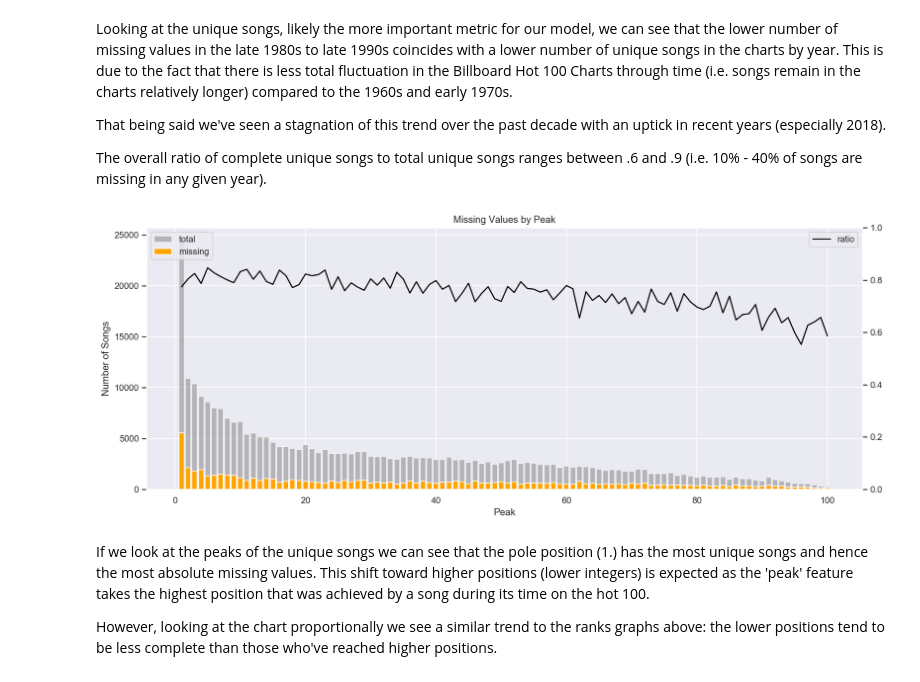
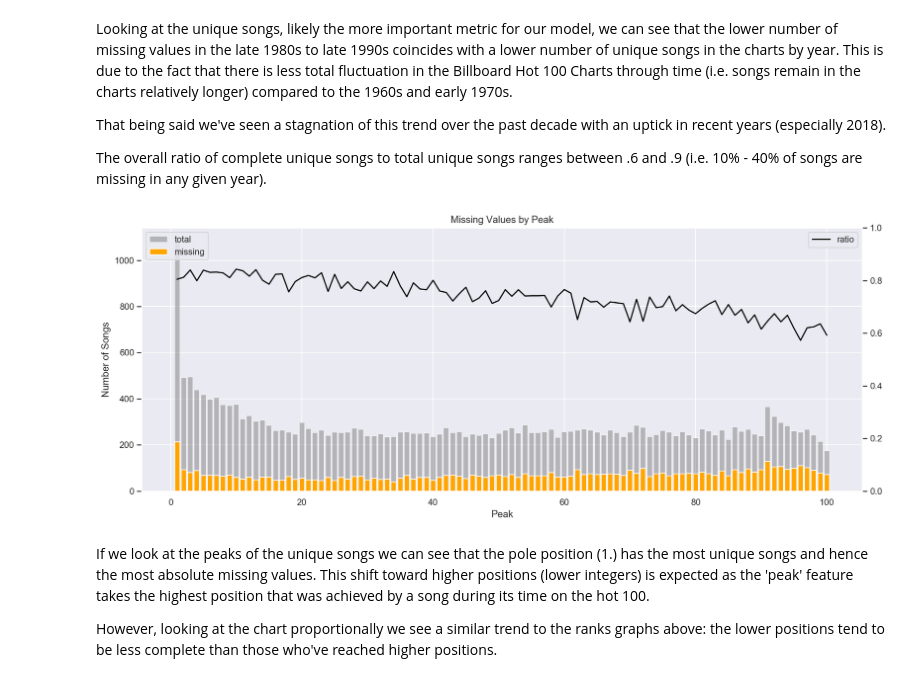
Before and after one commit to Germoe/hit-predictor, a Jupyter notebook: notebooks/_Step 2 Wrangling (Hot 100 and Spotify Sample).ipynb, the cells around one changed output. Saved outputs shown, nothing was run; the diff lists cells and outputs as text; code cells hidden in the pictures.

```diff
--- a/notebooks/_Step 2 Wrangling (Hot 100 and Spotify Sample).ipynb
+++ b/notebooks/_Step 2 Wrangling (Hot 100 and Spotify Sample).ipynb
@@ -63,0 +154,14 @@ We can see that 3167 files (100 songs each) shows a total of 15 missing songs. W
+# %%
+# Exit
+exit_date = hot100_all.loc[:,['title','artist','date']].groupby(by=['title','artist']).max().reset_index()
+exit_date.rename(columns={'date': 'exit_date'},inplace=True)
+hot100_all = hot100_all.merge(exit_date,on=['title','artist'],how='left')
+
+exit_rank = hot100_all.loc[hot100_all.date == hot100_all.exit_date,['artist','title','rank']]
+exit_rank.rename(columns={'rank': 'exit'},inplace=True)
+
+hot100_all = hot100_all.merge(exit_rank,on=['title','artist'],how='left')
+exit_date = ''
+exit_rank = ''
+
+hot100_all.head()
@@ -63,0 +175,15 @@ We can see that 3167 files (100 songs each) shows a total of 15 missing songs. W
+# %%
+# Peak
+peak = hot100_all.loc[:,['title','artist','rank']].groupby(by=['title','artist']).min().reset_index()
+peak.columns = ['title','artist','peak']
+hot100_all = hot100_all.merge(peak,on=['title','artist'],how='left')
+
+first_peak = hot100_all.merge(peak,on=['title','artist'],how='left').sort_values(by='date')\
+                .drop_duplicates(subset=['title','artist'],keep='first')
+first_peak = first_peak.loc[:,['title','artist','date']]
+first_peak.rename(columns={'date': 'peak_date'},inplace=True)
+
+hot100_all = hot100_all.merge(first_peak,on=['title','artist'],how='left')
+peak = ''
+
+hot100_all.head()
@@ -63,0 +197,7 @@ We can see that 3167 files (100 songs each) shows a total of 15 missing songs. W
+# %%
+# Low
+low = hot100_all.loc[:,['title','artist','rank']].groupby(by=['title','artist']).max().reset_index()
+low.columns = ['title','artist','low']
+hot100_all = hot100_all.merge(low,on=['title','artist'],how='left')
+
+hot100_all.head()
@@ -362,7 +522,6 @@ def plot_by(x,y,y_all,title,xlabel,ylabel,y_ratio=[]):
         _ = plt.legend(loc='upper right')
     return _
 # %%
-hot100_processed['year'] = hot100_processed.date.dt.year
 hot100_date = hot100_processed.set_index('date')
 by_year = hot100_date.groupby(by='year').count().loc[:,['rank','iterator']]
 by_year.columns = ['total','complete']
@@ -418,19 +577,21 @@ The overall ratio of complete unique songs to total unique songs ranges between
 # %%
 if not 'peak' in hot100_processed.columns:
     peak_ranks = hot100_all.groupby(['title','artist']).min().loc[:,'rank']
     peak_ranks = peak_ranks.rename('peak')
     hot100_processed = hot100_processed.merge(peak_ranks,how='left',on=['title','artist'])
 
+hot100_peak = hot100_processed.sort_values(by=['artist','title','rank'])
 hot100_peak = hot100_processed.set_index('peak')
+hot100_peak = hot100_processed.drop_duplicates(subset=['artist','title'],keep='first')
 by_peak = hot100_peak.groupby(by='peak').count().loc[:,['title','iterator']]
 by_peak.columns = ['total','complete']
 by_peak['missing'] = by_peak['total'] - by_peak['complete']
 by_peak['ratio'] = by_peak['complete'] / by_peak['total']
 
 _ = plot_by(x=by_peak.index,y=by_peak.missing,y_all=by_peak.total,y_ratio=by_peak.ratio,\
         title='Missing Values by Peak',xlabel='Peak',ylabel='Number of Songs')
 # %% [output]
-[figure, old version]
+[figure, new version]
 # %% [markdown]
 If we look at the peaks of the unique songs we can see that the pole position (1.) has the most unique songs and hence the most absolute missing values. This shift toward higher positions (lower integers) is expected as the 'peak' feature takes the highest position that was achieved by a song during its time on the hot 100.
 
```
Also changed, not shown: parts of 24 cells of this notebook, 2 other files.
